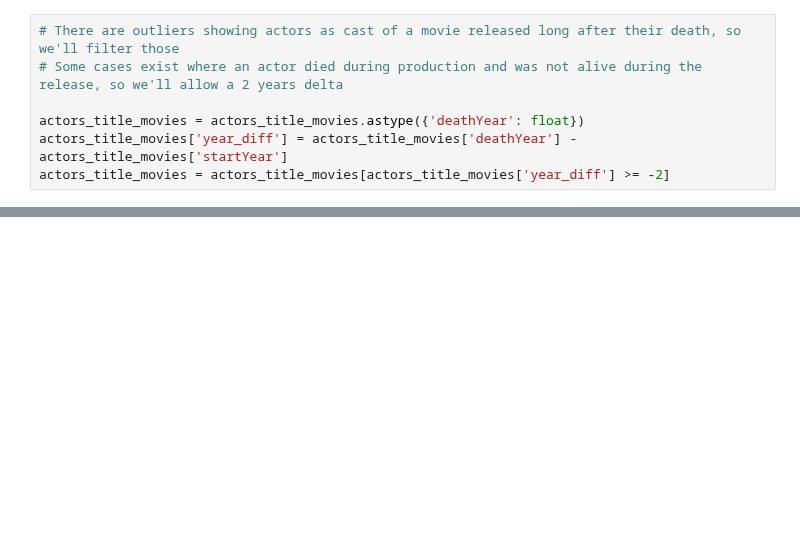
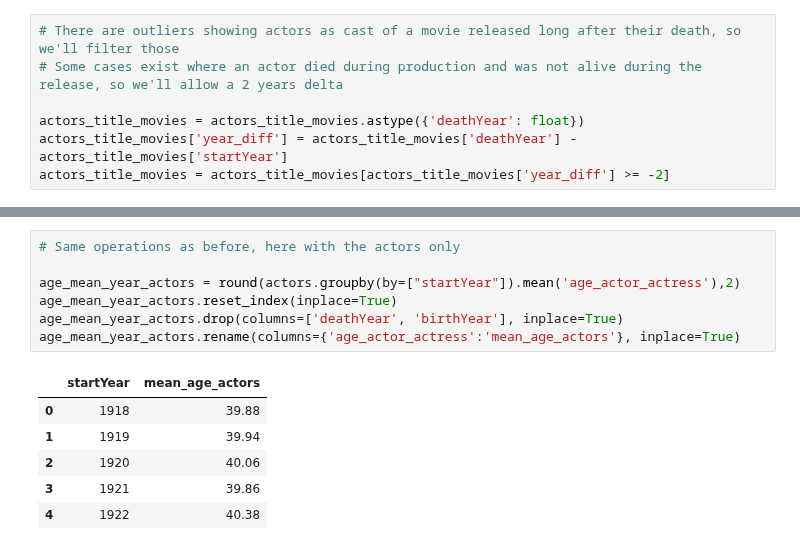
Before and after one commit to CathieLC/Wild_movie_project, a Jupyter notebook: data_cleanning.ipynb, the cells around one changed output, grey strips where cells are left out. Saved outputs shown, nothing was run; the diff lists cells and outputs as text; blank space fills up the shorter version.

```diff
--- a/data_cleanning.ipynb
+++ b/data_cleanning.ipynb
@@ -591,0 +594,14 @@ actors_title_movies.head(2)
+# %%
+# Same operations as before, here with the actors only
+
+age_mean_year_actors = round(actors.groupby(by=["startYear"]).mean('age_actor_actress'),2)
+age_mean_year_actors.reset_index(inplace=True)
+age_mean_year_actors.drop(columns=['deathYear', 'birthYear'], inplace=True)
+age_mean_year_actors.rename(columns={'age_actor_actress':'mean_age_actors'}, inplace=True)
+# %% [output]
+|  | startYear | mean_age_actors |
+| 0 | 1918 | 39.88 |
+| 1 | 1919 | 39.94 |
+| 2 | 1920 | 40.06 |
+| 3 | 1921 | 39.86 |
+| 4 | 1922 | 40.38 |
```
Also changed, not shown: parts of 9 cells of this notebook, 1 other file.
